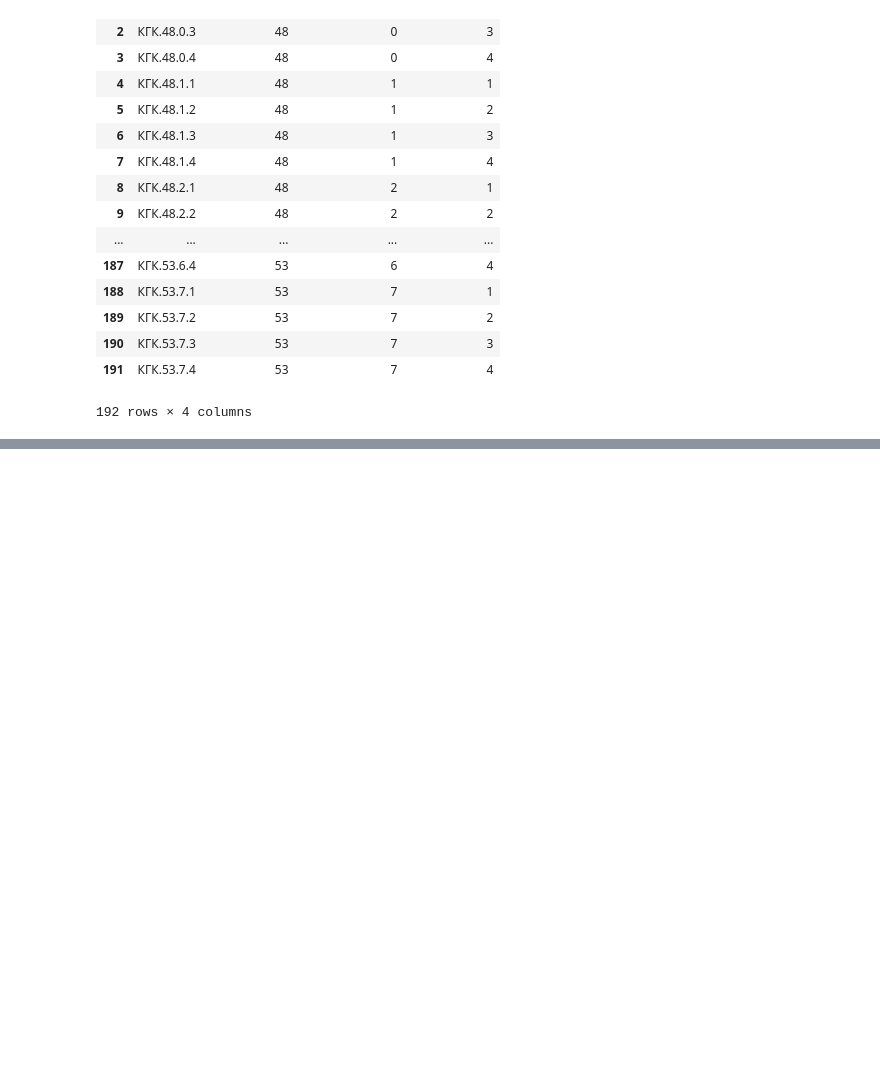
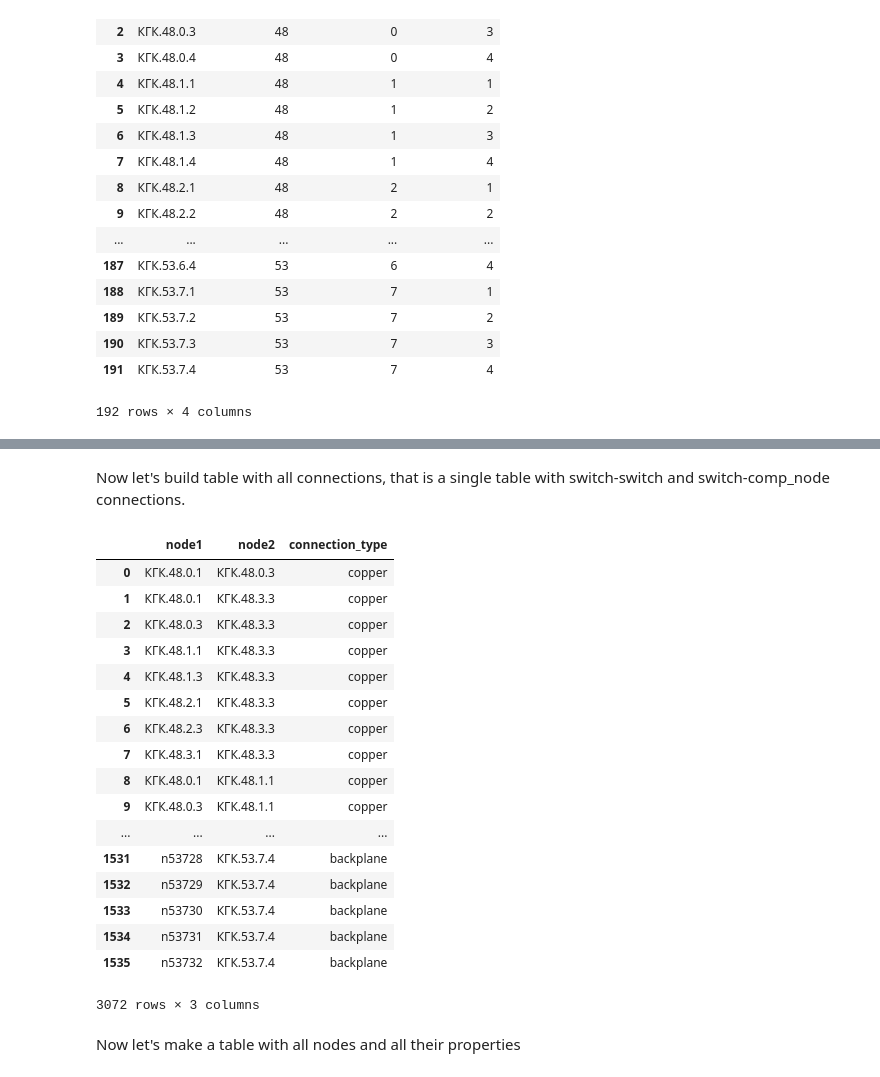
Before and after one commit to b-filip/topologies_clusterizer, a Jupyter notebook: new_stuff.ipynb, the cells around one changed output, grey strips where cells are left out. Cells and saved outputs as stored; diff of their text form; code cells hidden in the pictures; blank space fills up the shorter version.

```diff
--- a/new_stuff.ipynb
+++ b/new_stuff.ipynb
@@ -188,3 +176,0 @@ df.tail()
-# %%
-switches = pd.Series(list(frozenset(df["switch1_name"]).union(df["switch2_name"]))) \
-    .rename("switch_name").sort_values()
@@ -212,9 +207,9 @@ def get_matching_computational_nodes(switch):
 # %%
-computational_nodes = pd.concat(
+comp_node_to_switch_connects = pd.concat(
     (pd.DataFrame.from_dict({
         "computational_node": get_matching_computational_nodes(switch),
         "switch": switch})
-    for switch in switches),
+    for switch in switches["name"]),
     ignore_index=True
 )
-assert len(computational_nodes) == 1536
+assert len(comp_node_to_switch_connects) == 1536
@@ -242,0 +237,41 @@ pd.concat([all_edges,
+# %% [markdown]
+Now let's build table with all connections, that is a single table
+with switch-switch and switch-comp_node connections.
+# %%
+all_connections = pd.concat([
+    switch_to_switch_connections
+        .rename(columns={
+            "switch1": "node1",
+            "switch2": "node2",
+            "cable_type": "connection_type"
+        }),
+    comp_node_to_switch_connects
+        .rename(columns={
+            "computational_node": "node1",
+            "switch": "node2"
+        })
+        .assign(connection_type="backplane")
+])
+# %%
+all_connections
+# %% [output]
+|  | node1 | node2 | connection_type |
+| 0 | КГК.48.0.1 | КГК.48.0.3 | copper |
+| 1 | КГК.48.0.1 | КГК.48.3.3 | copper |
+| 2 | КГК.48.0.3 | КГК.48.3.3 | copper |
+| 3 | КГК.48.1.1 | КГК.48.3.3 | copper |
+| 4 | КГК.48.1.3 | КГК.48.3.3 | copper |
+| 5 | КГК.48.2.1 | КГК.48.3.3 | copper |
+| 6 | КГК.48.2.3 | КГК.48.3.3 | copper |
+| 7 | КГК.48.3.1 | КГК.48.3.3 | copper |
+| 8 | КГК.48.0.1 | КГК.48.1.1 | copper |
+| 9 | КГК.48.0.3 | КГК.48.1.1 | copper |
+| ... | ... | ... | ... |
+| 1531 | n53728 | КГК.53.7.4 | backplane |
+| 1532 | n53729 | КГК.53.7.4 | backplane |
+| 1533 | n53730 | КГК.53.7.4 | backplane |
+| 1534 | n53731 | КГК.53.7.4 | backplane |
+| 1535 | n53732 | КГК.53.7.4 | backplane |
+3072 rows × 3 columns
+# %% [markdown]
+Now let's make a table with all nodes and all their properties
```
Also changed, not shown: parts of 14 cells of this notebook.
